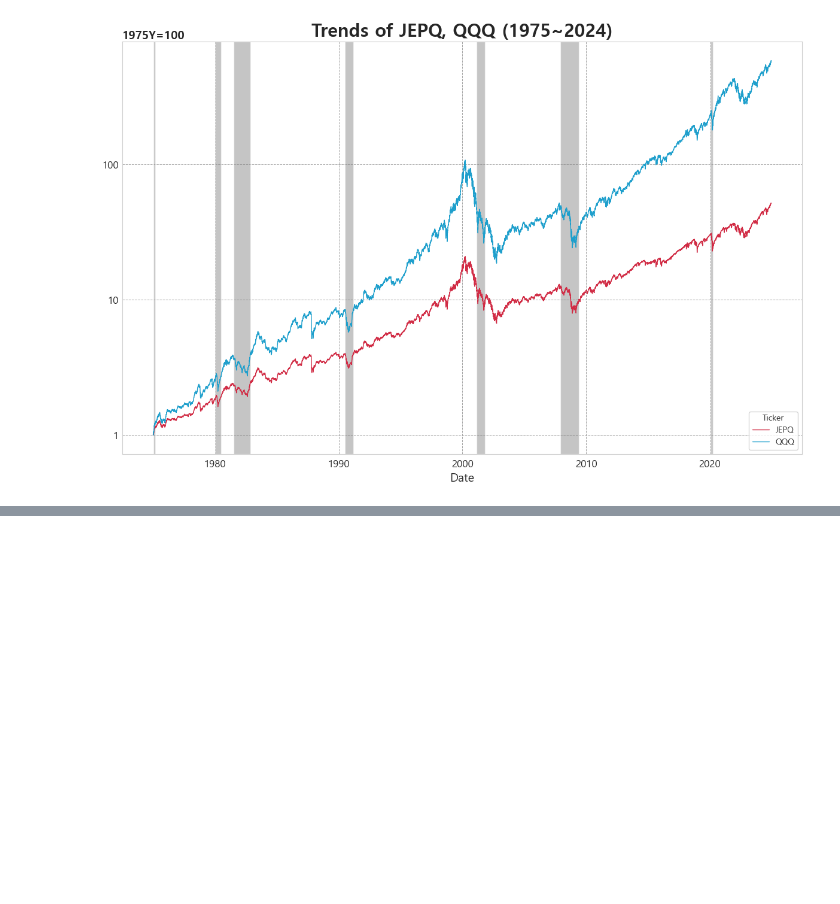
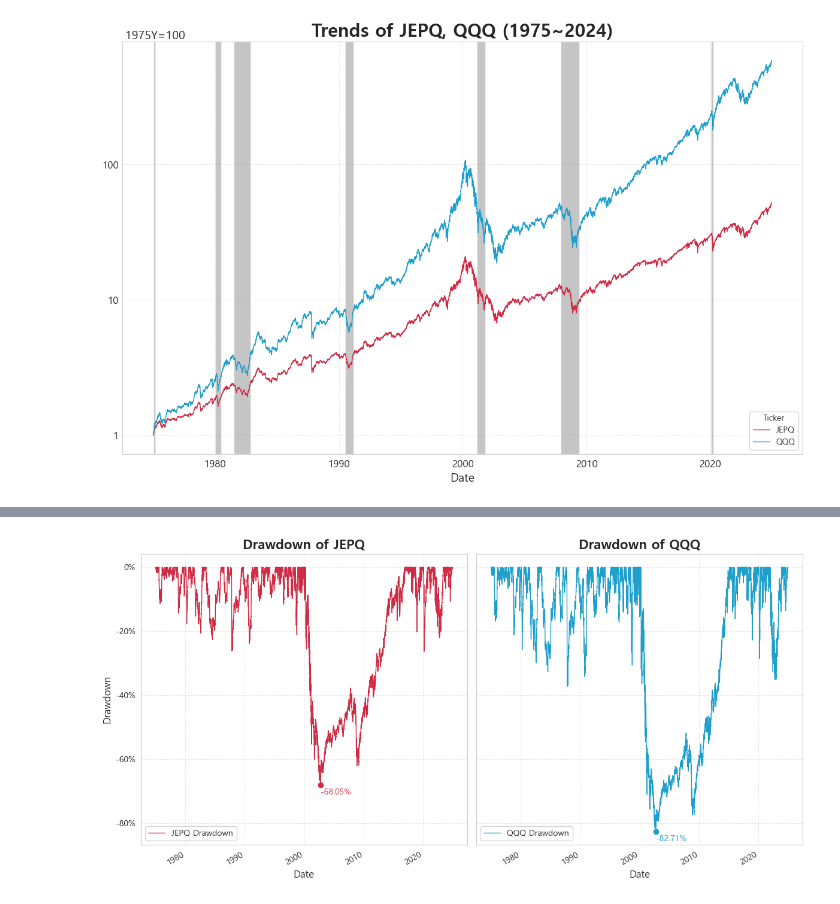
Before and after one commit to sdjhs0327/ws_fn, a Jupyter notebook: contents/00_01_Anal_One_JEPQ.ipynb, the cells around one changed output, grey strips where cells are left out. Cells and saved outputs as stored; diff of their text form; code cells hidden in the pictures; blank space fills up the shorter version.

```diff
--- a/contents/00_01_Anal_One_JEPQ.ipynb
+++ b/contents/00_01_Anal_One_JEPQ.ipynb
@@ -116,0 +131,4 @@ gm.trend_plot(df_imp, assets, colors=[colors['color_norm'], colors['color_cont']
+# %%
+gm.drawdown_plot(df_imp, assets, colors=[mycolors['color_norm'], mycolors['color_cont']])
+# %% [output]
+[figure, added]
```
Also changed, not shown: parts of 12 cells of this notebook.
